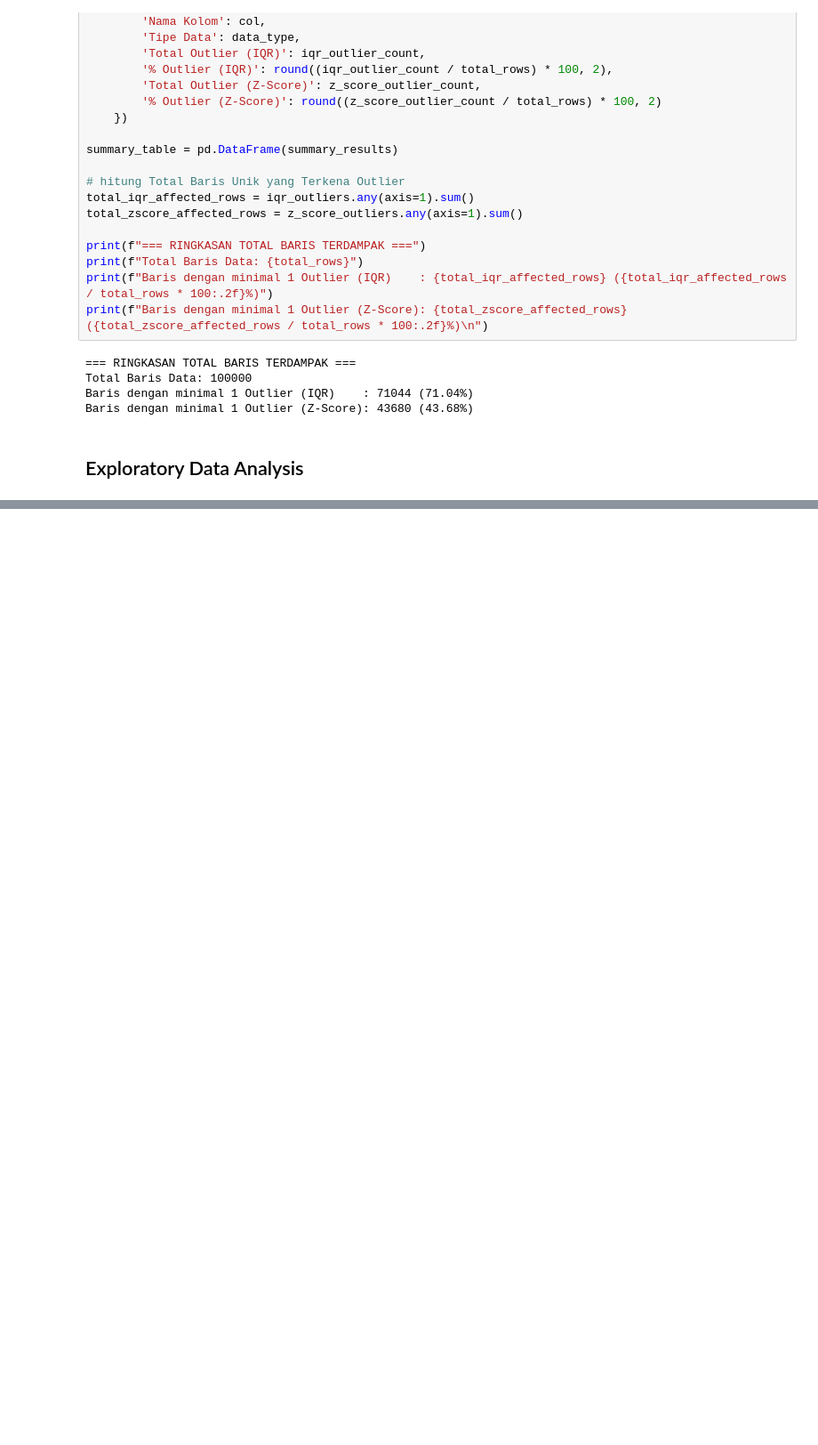
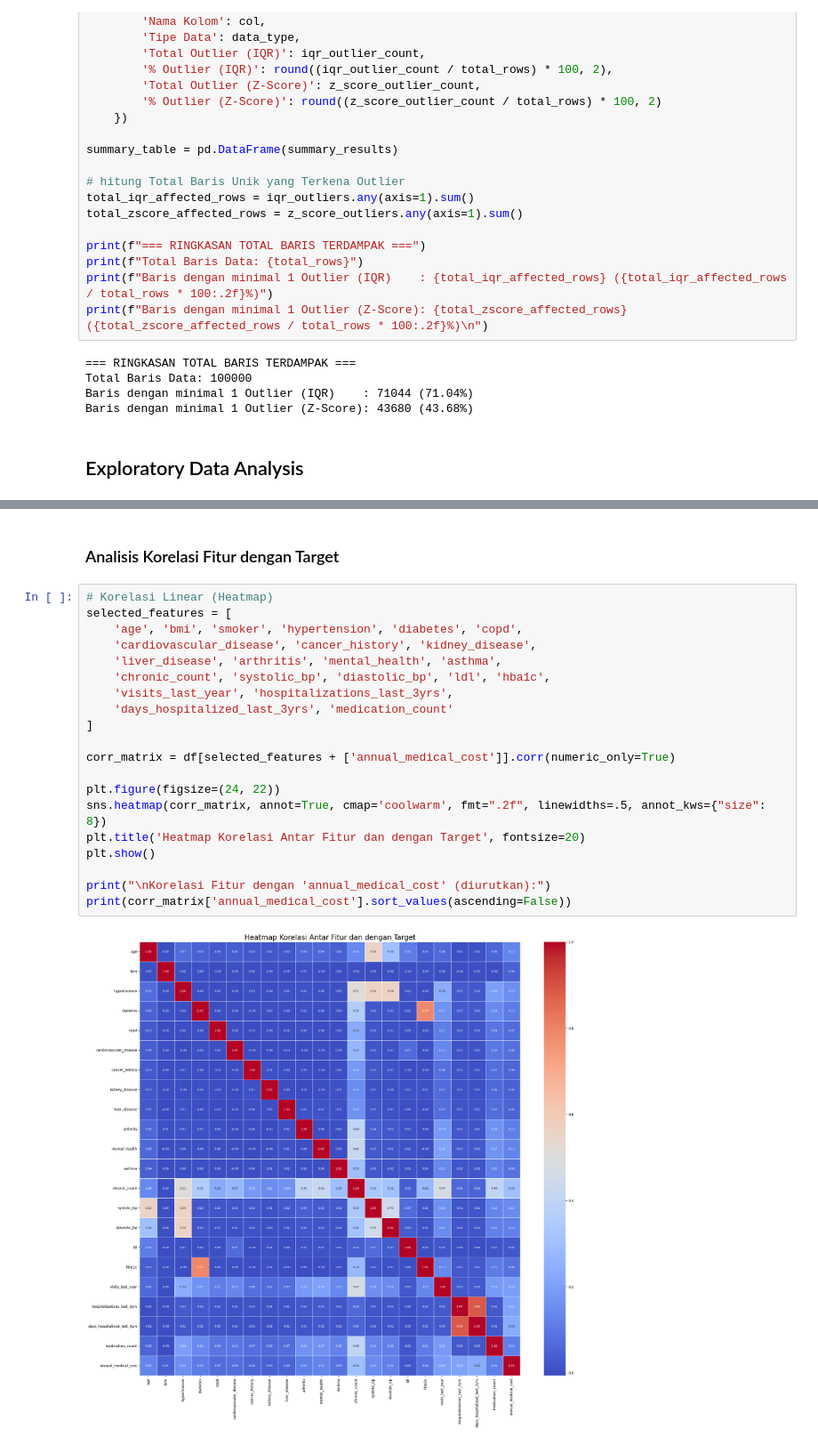
Before and after one commit to ikhsanwahyue/16_DataScienceIF-B_Ir.Ikhsan, a Jupyter notebook: main.ipynb, the cells around one changed output, grey strips where cells are left out. Shown at 89% size. Saved outputs shown, nothing was run; the diff lists cells and outputs as text; blank space fills up the shorter version.

```diff
--- a/main.ipynb
+++ b/main.ipynb
@@ -230,0 +318,24 @@ Baris dengan minimal 1 Outlier (Z-Score): 43680 (43.68%)
+# %% [markdown]
+### Analisis Korelasi Fitur dengan Target
+# %%
+# Korelasi Linear (Heatmap)
+selected_features = [
+    'age', 'bmi', 'smoker', 'hypertension', 'diabetes', 'copd',
+    'cardiovascular_disease', 'cancer_history', 'kidney_disease',
+    'liver_disease', 'arthritis', 'mental_health', 'asthma',
+    'chronic_count', 'systolic_bp', 'diastolic_bp', 'ldl', 'hba1c',
+    'visits_last_year', 'hospitalizations_last_3yrs',
+    'days_hospitalized_last_3yrs', 'medication_count'
+]
+
+corr_matrix = df[selected_features + ['annual_medical_cost']].corr(numeric_only=True)
+
+plt.figure(figsize=(24, 22))
+sns.heatmap(corr_matrix, annot=True, cmap='coolwarm', fmt=".2f", linewidths=.5, annot_kws={"size": 8})
+plt.title('Heatmap Korelasi Antar Fitur dan dengan Target', fontsize=20)
+plt.show()
+
+print("\nKorelasi Fitur dengan 'annual_medical_cost' (diurutkan):")
+print(corr_matrix['annual_medical_cost'].sort_values(ascending=False))
+# %% [output]
+[figure, added]
```
Also changed, not shown: parts of 10 cells of this notebook.
